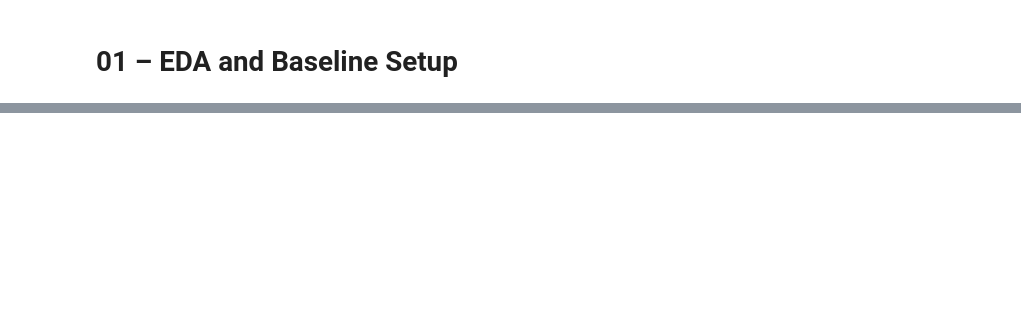
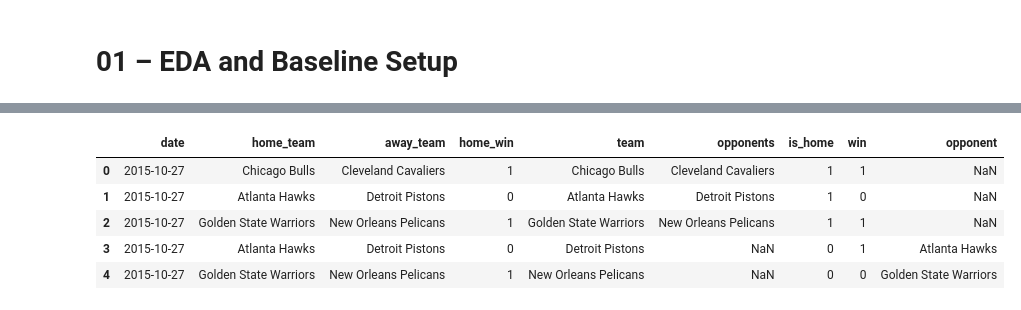
Before and after one commit to Jonah-Schwartz521/sportiq-app, a Jupyter notebook: model/notebooks/01_eda_baseline.ipynb, the cells around one changed output, grey strips where cells are left out. Cells and saved outputs as stored; diff of their text form; code cells hidden in the pictures; blank space fills up the shorter version.

```diff
--- a/model/notebooks/01_eda_baseline.ipynb
+++ b/model/notebooks/01_eda_baseline.ipynb
@@ -33,0 +201,25 @@ list(RAW_DATA_DIR.glob(""))
+# %%
+# Build team-centric long table
+home_df = games[['date', 'home_team', 'away_team', 'home_win']].copy()
+home_df['team'] = home_df['home_team']
+home_df['opponents'] = home_df['away_team']
+home_df['is_home'] = 1
+home_df['win'] = home_df['home_win']
+
+away_df = games[['date', 'away_team', 'home_team', 'home_win']].copy()
+away_df['team'] = away_df['away_team']
+away_df['opponent'] = away_df['home_team']
+away_df['is_home'] = 0
+away_df['win'] = 1 - away_df['home_win']
+
+team_games = pd.concat([home_df, away_df], ignore_index=True)
+
+team_games = team_games.sort_values("date").reset_index(drop=True)
+team_games.head()
+# %% [output]
+|  | date | home_team | away_team | home_win | team | opponents | is_home | win | opponent |
+| 0 | 2015-10-27 | Chicago Bulls | Cleveland Cavaliers | 1 | Chicago Bulls | Cleveland Cavaliers | 1 | 1 | NaN |
+| 1 | 2015-10-27 | Atlanta Hawks | Detroit Pistons | 0 | Atlanta Hawks | Detroit Pistons | 1 | 0 | NaN |
+| 2 | 2015-10-27 | Golden State Warriors | New Orleans Pelicans | 1 | Golden State Warriors | New Orleans Pelicans | 1 | 1 | NaN |
+| 3 | 2015-10-27 | Atlanta Hawks | Detroit Pistons | 0 | Detroit Pistons | NaN | 0 | 1 | Atlanta Hawks |
+| 4 | 2015-10-27 | Golden State Warriors | New Orleans Pelicans | 1 | New Orleans Pelicans | NaN | 0 | 0 | Golden State Warriors |
```
Also changed, not shown: parts of 32 cells of this notebook.
